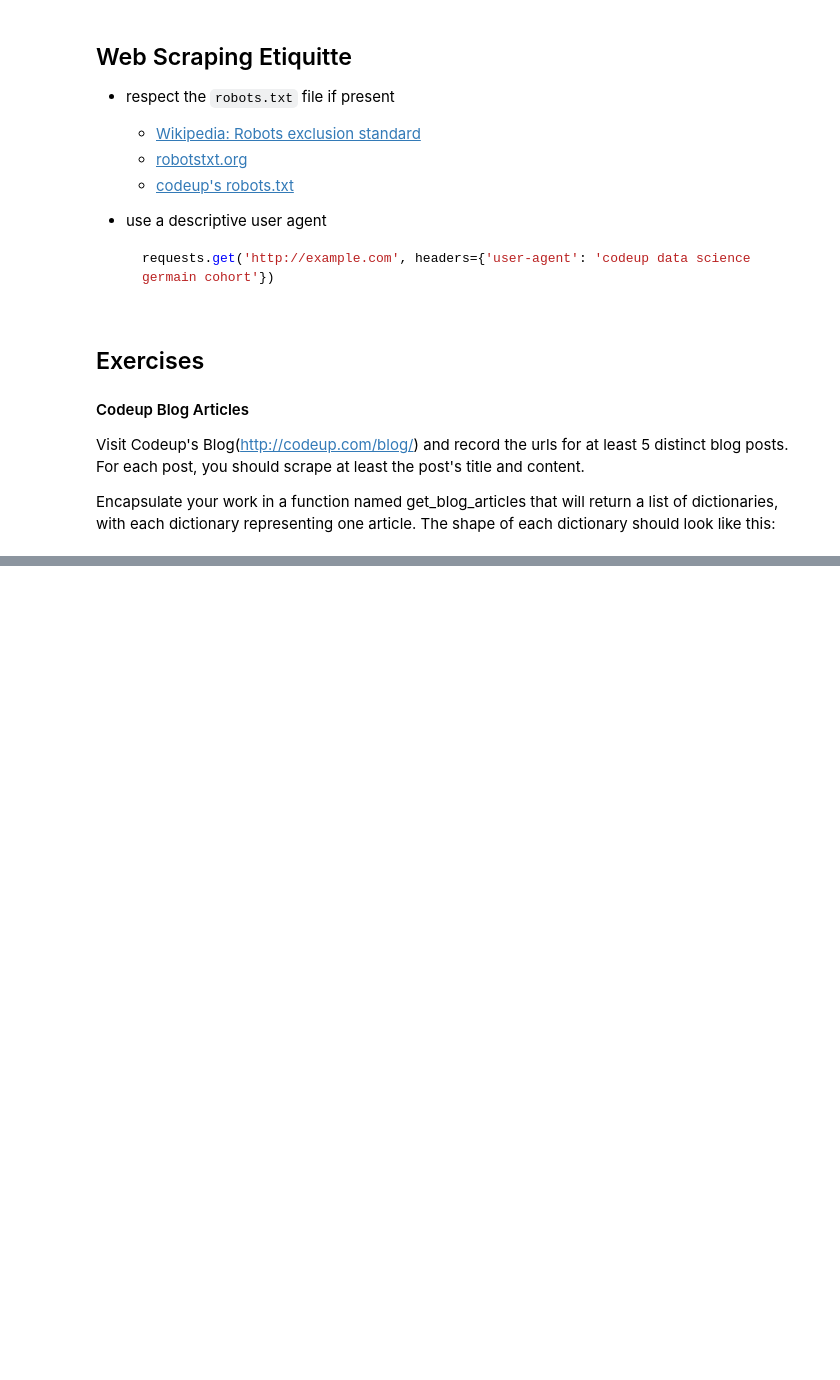
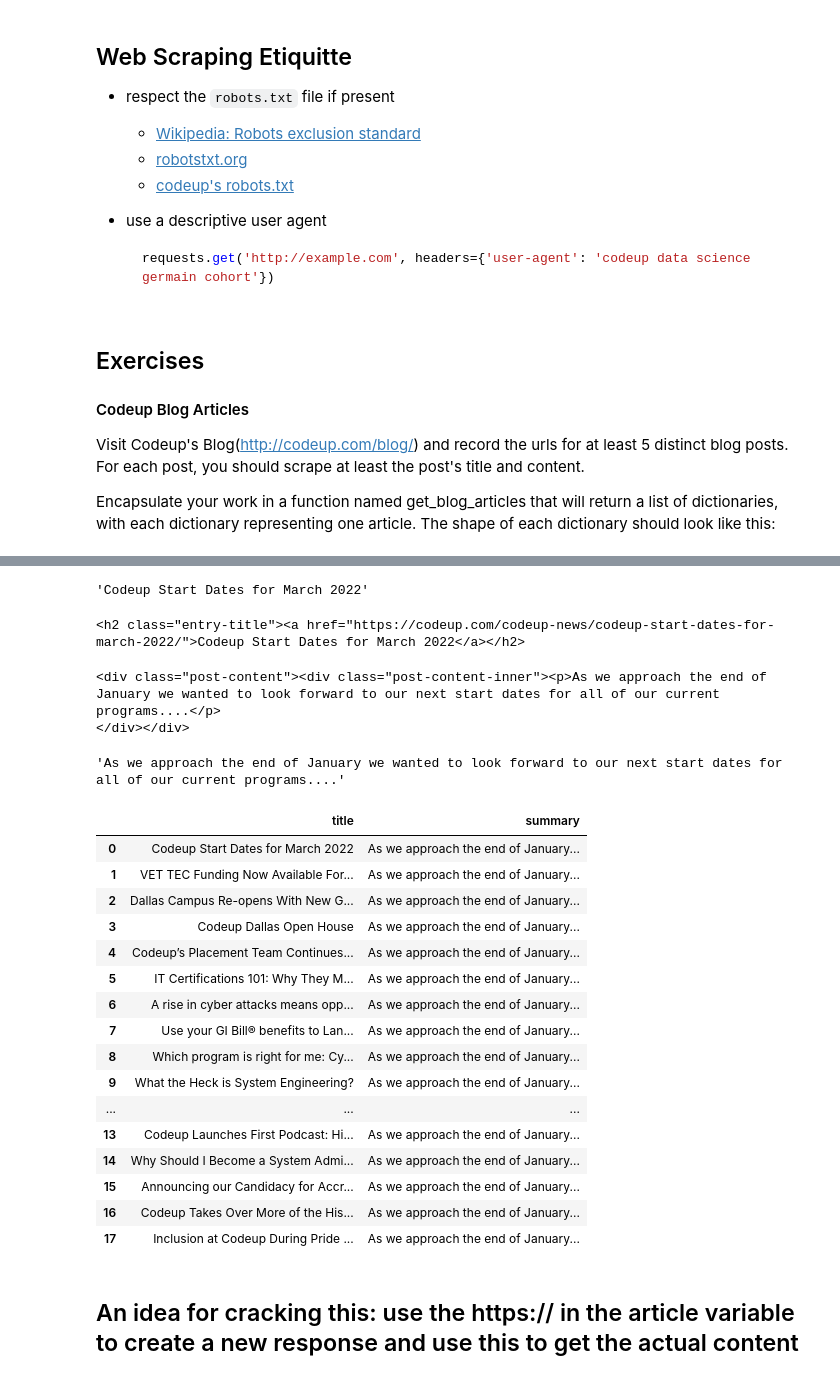
Before and after one commit to brianclements03/nlp, a Jupyter notebook: acquire_lesson-hopper.ipynb, the cells around one changed output, grey strips where cells are left out. Drawn from its saved outputs; the diff is of its cells as text; code cells hidden in the pictures; blank space fills up the shorter version.

Commit message:
got the titles of the codeup blog page working

```diff
--- a/acquire_lesson-hopper.ipynb
+++ b/acquire_lesson-hopper.ipynb
@@ -315,0 +351,53 @@ soup = BeautifulSoup(response.text)
+# %%
+title = article.text
+title
+# %% [output]
+'Codeup Start Dates for March 2022'
+# %%
+article
+# %% [output]
+<h2 class="entry-title"><a href="https://codeup.com/codeup-news/codeup-start-dates-for-march-2022/">Codeup Start Dates for March 2022</a></h2>
+# %%
+# for content:
+summaries = soup.find_all('div',class_="post-content")
+summaries[0]
+# %% [output]
+<div class="post-content"><div class="post-content-inner"><p>As we approach the end of January we wanted to look forward to our next start dates for all of our current programs....</p>
+</div></div>
+# %%
+summary = summaries[0].text.strip()
+summary
+# %% [output]
+'As we approach the end of January we wanted to look forward to our next start dates for all of our current programs....'
+# %%
+def get_blog_articles(article):
+    title = article.text
+    summaries = soup.find_all('div',class_="post-content")
+    summary = summaries[0].text.strip()
+
+
+    return {
+        'title': title, 'summary': summary
+    }
+# %%
+pd.DataFrame([get_blog_articles(article) for article in articles])
+# %% [output]
+|  | title | summary |
+| 0 | Codeup Start Dates for March 2022 | As we approach the end of January... |
+| 1 | VET TEC Funding Now Available For... | As we approach the end of January... |
+| 2 | Dallas Campus Re-opens With New G... | As we approach the end of January... |
+| 3 | Codeup Dallas Open House | As we approach the end of January... |
+| 4 | Codeup’s Placement Team Continues... | As we approach the end of January... |
+| 5 | IT Certifications 101: Why They M... | As we approach the end of January... |
+| 6 | A rise in cyber attacks means opp... | As we approach the end of January... |
+| 7 | Use your GI Bill® benefits to Lan... | As we approach the end of January... |
+| 8 | Which program is right for me: Cy... | As we approach the end of January... |
+| 9 | What the Heck is System Engineering? | As we approach the end of January... |
+| ... | ... | ... |
+| 13 | Codeup Launches First Podcast: Hi... | As we approach the end of January... |
+| 14 | Why Should I Become a System Admi... | As we approach the end of January... |
+| 15 | Announcing our Candidacy for Accr... | As we approach the end of January... |
+| 16 | Codeup Takes Over More of the His... | As we approach the end of January... |
+| 17 | Inclusion at Codeup During Pride ... | As we approach the end of January... |
+# %% [markdown]
+## An idea for cracking this: use the https:// in the article variable to create a new response and use this to get the actual content
```
Also changed, not shown: parts of 23 cells of this notebook, 2 other files.
